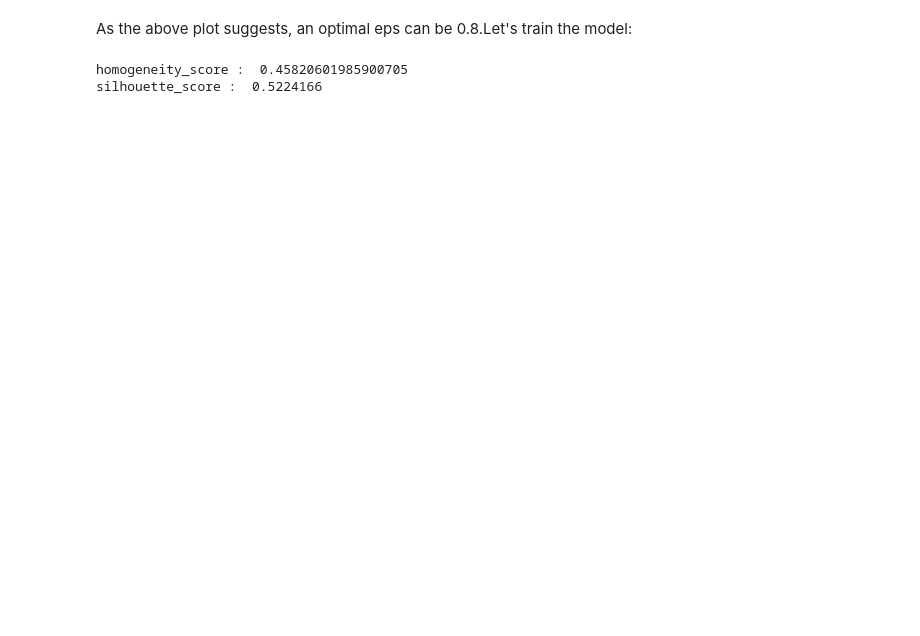
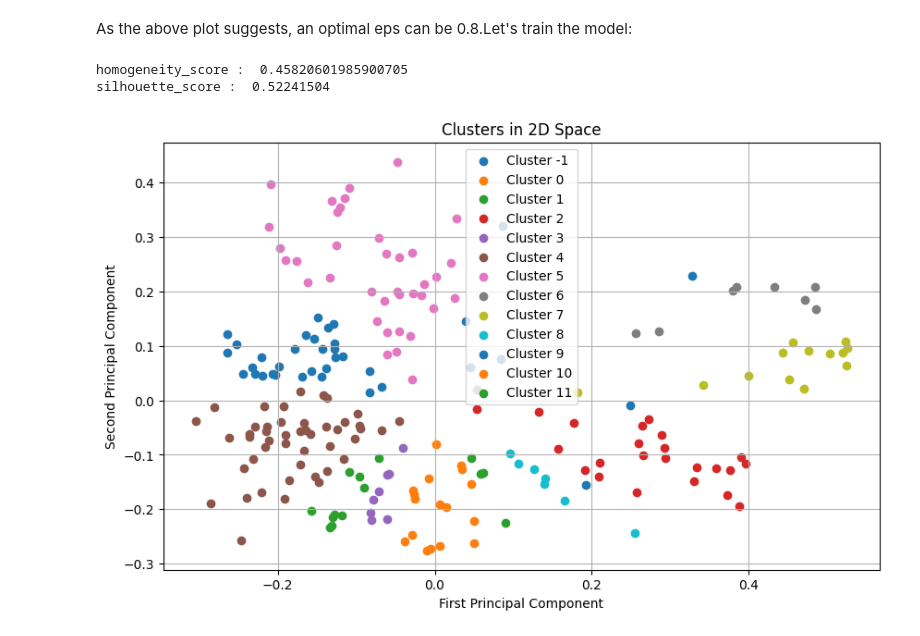
Before and after one commit to javadkavian/AI_Assignments, a Jupyter notebook: A3/AI_A3.ipynb, the cells around one changed output. Cells and saved outputs as stored; diff of their text form; code cells hidden in the pictures; blank space fills up the shorter version.

```diff
--- a/A3/AI_A3.ipynb
+++ b/A3/AI_A3.ipynb
@@ -235,9 +278,23 @@ As the above plot suggests, an optimal eps can be 0.8.Let's train the model:
 # %%
 from sklearn.cluster import DBSCAN
 model = DBSCAN(eps=0.08, min_samples=4)
-model.fit(X_pca)
+model.fit(normalized_X_pca)
 print("homogeneity_score : ", homogeneity_score(trueLabels, model.labels_))
-print("silhouette_score : ", silhouette_score(X_pca, model.labels_))
+print("silhouette_score : ", silhouette_score(normalized_X_pca, model.labels_))
 # %% [output]
 homogeneity_score :  0.45820601985900705
-silhouette_score :  0.5224166
+silhouette_score :  0.52241504
+# %%
+labels = model.fit_predict(normalized_X_pca)
+
+plt.figure(figsize=(10, 6))
+for label in np.unique(labels):
+    plt.scatter(X_pca[labels == label, 0], X_pca[labels == label, 1], label=f'Cluster {label}')
+plt.xlabel('First Principal Component')
+plt.ylabel('Second Principal Component')
+plt.title('Clusters in 2D Space')
+plt.grid()
+plt.legend()
+plt.show()
+# %% [output]
+[figure, added]
```
Also changed, not shown: parts of 12 cells of this notebook.
